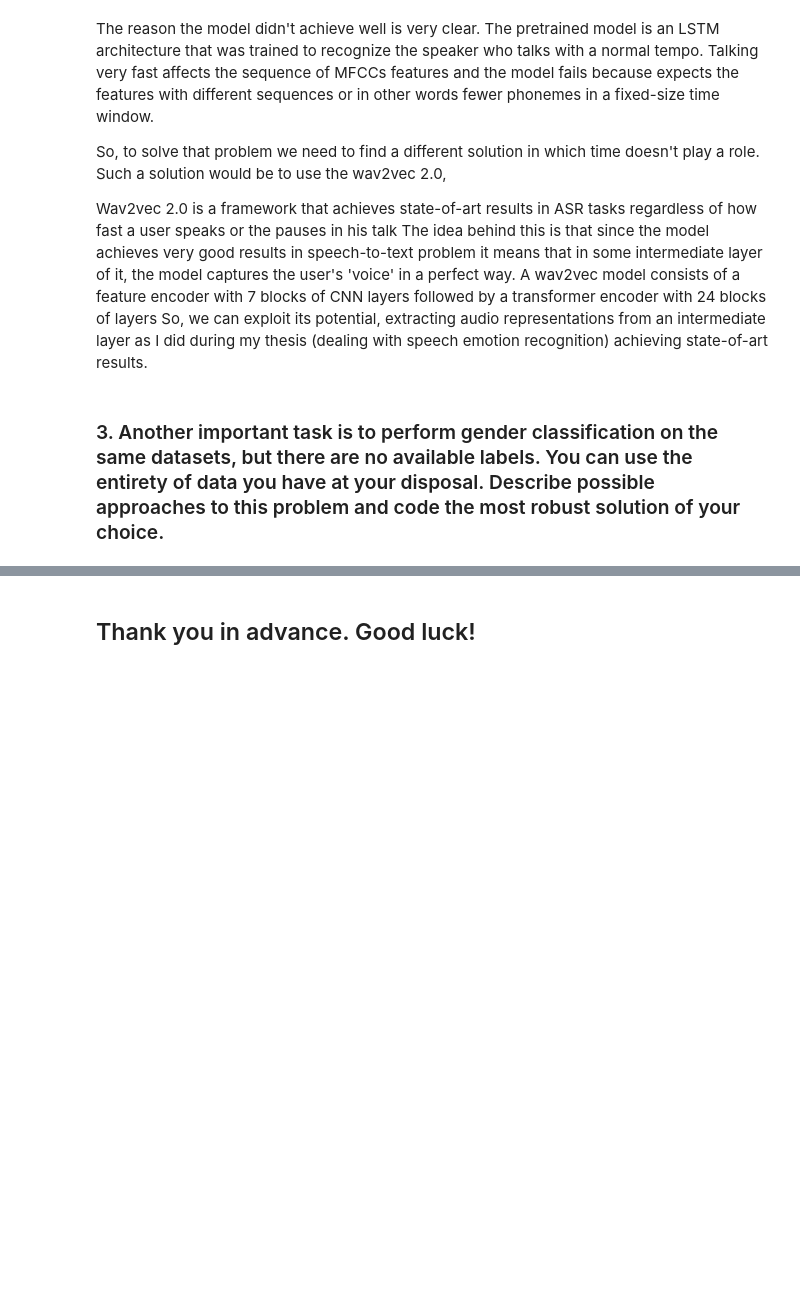
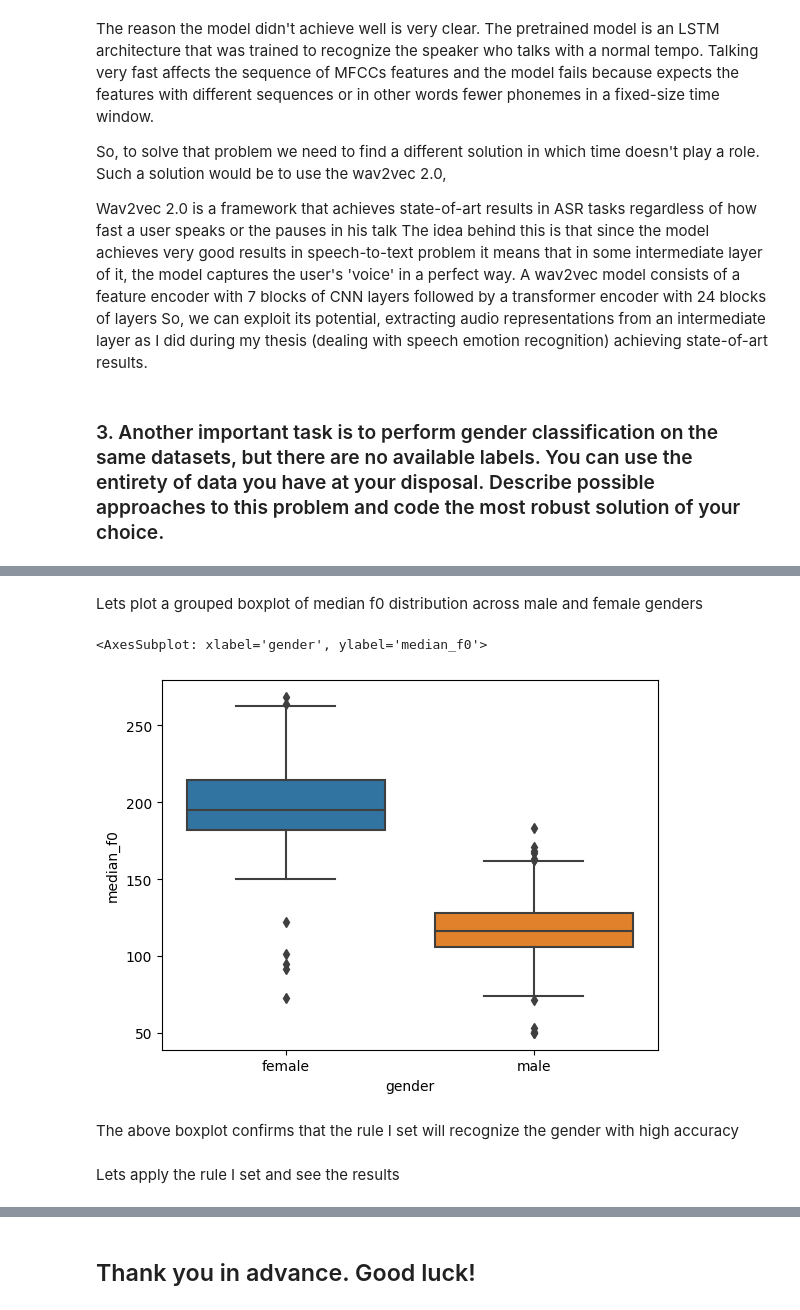
Before and after one commit to iliaskior/automatic-speech-recognition, a Jupyter notebook: assignment.ipynb, the cells around one changed output, grey strips where cells are left out. Saved outputs shown, nothing was run; the diff lists cells and outputs as text; code cells hidden in the pictures; blank space fills up the shorter version.

```diff
--- a/assignment.ipynb
+++ b/assignment.ipynb
@@ -323,0 +281,4 @@ with open(fname, 'wb') as f:
+# %%
+dataset_path = OUTPUT_PATH.joinpath('step3_dataset.pickle')
+dataset = load_pickle(dataset_path)
+dataset
@@ -324,5 +299,14 @@ with open(fname, 'wb') as f:
+# %% [markdown]
+Lets plot a grouped boxplot of median f0 distribution across male and female genders
 # %%
-sns.boxplot(x='gender', y='median_f0', data=df)
+sns.boxplot(x='gender', y='median_f0', data=dataset)
+# %% [output]
+<AxesSubplot: xlabel='gender', ylabel='median_f0'>
+[figure, added]
+# %% [markdown]
+The above boxplot confirms that the rule I set will recognize the gender with high accuracy
+# %% [markdown]
+Lets apply the rule I set and see the results
 # %%
 #Predict gender based on rule
 threshold = 160 #Hz
```
Also changed, not shown: parts of 19 cells of this notebook, 1 other file.
